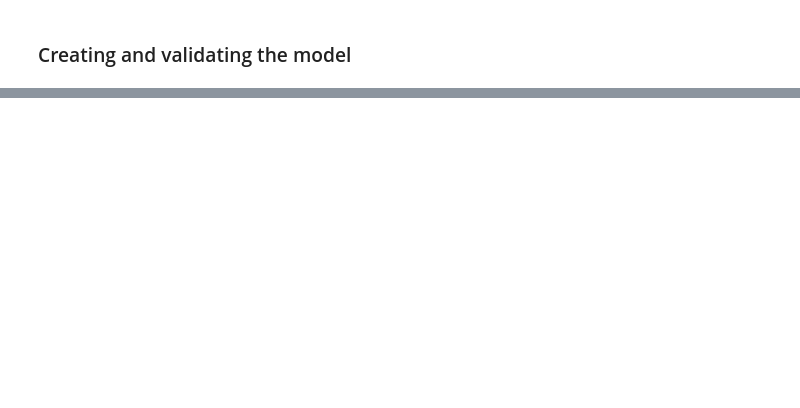
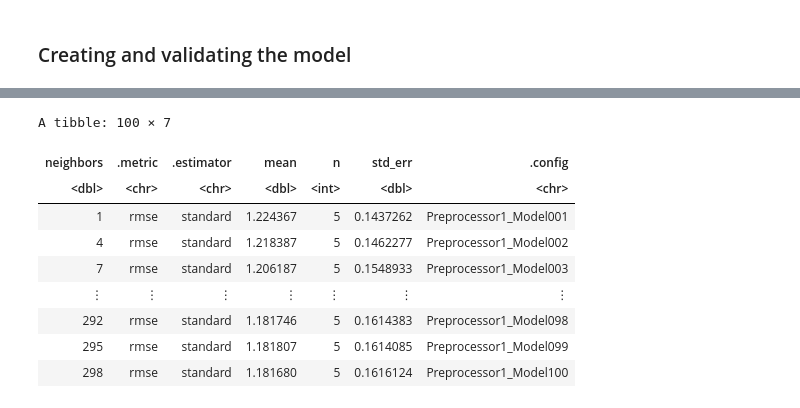
Before and after one commit to masterdoge13/dsci100-project, a Jupyter notebook: Group Project Final Report.ipynb, the cells around one changed output, grey strips where cells are left out. Drawn from its saved outputs; the diff is of its cells as text; code cells hidden in the pictures; blank space fills up the shorter version.

```diff
--- a/Group Project Final Report.ipynb
+++ b/Group Project Final Report.ipynb
@@ -145,0 +175,31 @@ This graph shows most sessions start between the evening and early morning. We c
+# %%
+init_split <- initial_split(sessions_per_hour, prop = 0.7, strata = number_of_sessions)
+sessions_train <- training(init_split)
+sessions_test <- testing(init_split)
+
+sessions_recipe <- recipe(number_of_sessions ~ start_hour, data = sessions_train) |>
+    step_scale(all_predictors()) |>
+    step_center(all_predictors())
+sessions_tune <- nearest_neighbor(weight_func = "rectangular", neighbors = tune()) |>
+       set_engine("kknn") |>
+       set_mode("regression")
+sessions_vfold <- vfold_cv(sessions_train, v = 5, strata = number_of_sessions)
+k_vals <- tibble(neighbors = seq(from = 1, to = 300, by = 3))
+sessions_tune_results <- workflow() |>
+    add_recipe(sessions_recipe) |>
+    add_model(sessions_tune) |>
+    tune_grid(resamples = sessions_vfold, grid = k_vals) |>
+    collect_metrics() |>
+    filter(.metric == "rmse")
+sessions_tune_results
+# %% [output]
+A tibble: 100 × 7
+| neighbors | .metric | .estimator | mean | n | std_err | .config |
+| <dbl> | <chr> | <chr> | <dbl> | <int> | <dbl> | <chr> |
+| 1 | rmse | standard | 1.224367 | 5 | 0.1437262 | Preprocessor1_Model001 |
+| 4 | rmse | standard | 1.218387 | 5 | 0.1462277 | Preprocessor1_Model002 |
+| 7 | rmse | standard | 1.206187 | 5 | 0.1548933 | Preprocessor1_Model003 |
+| ⋮ | ⋮ | ⋮ | ⋮ | ⋮ | ⋮ | ⋮ |
+| 292 | rmse | standard | 1.181746 | 5 | 0.1614383 | Preprocessor1_Model098 |
+| 295 | rmse | standard | 1.181807 | 5 | 0.1614085 | Preprocessor1_Model099 |
+| 298 | rmse | standard | 1.181680 | 5 | 0.1616124 | Preprocessor1_Model100 |
```
Also changed, not shown: parts of 6 cells of this notebook.
